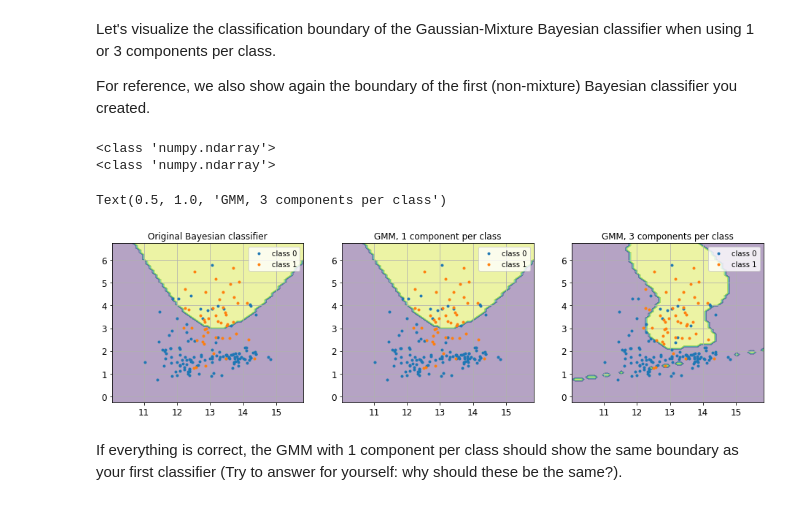
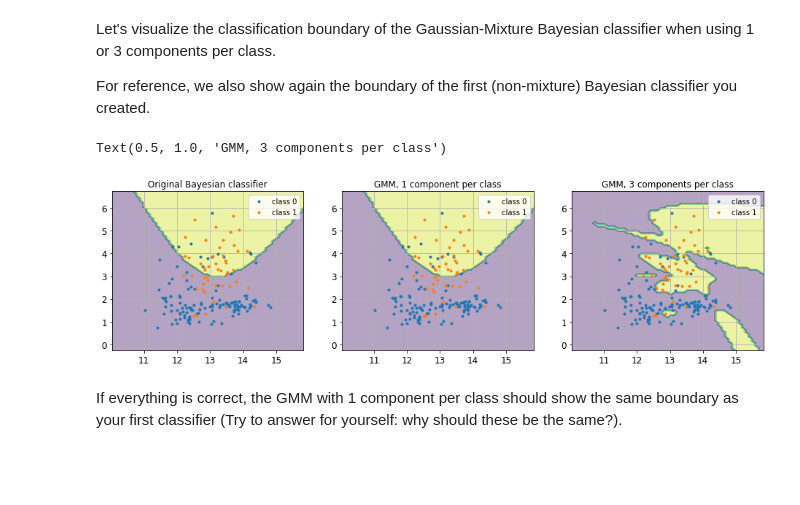
Before and after one commit to ShantanuShivankar/Machine_learning, a Jupyter notebook: RO47002_2020-2021_practicum3/practicum3/RO47002-week3-feature-spaces.ipynb, the cells around one changed output. Cells and saved outputs as stored; diff of their text form; code cells hidden in the pictures; blank space fills up the shorter version.

```diff
--- a/RO47002_2020-2021_practicum3/practicum3/RO47002-week3-feature-spaces.ipynb
+++ b/RO47002_2020-2021_practicum3/practicum3/RO47002-week3-feature-spaces.ipynb
@@ -1234,31 +1231,29 @@ For reference, we also show again the boundary of the first (non-mixture) Bayesi
 # %%
 bayes_gauss_clf = MyBayesClassifier()
 bayes_gauss_clf.fit(X, y)
 
 gmm1_clf = MyGmmClassifier(n_components=1)
 gmm1_clf.fit(X, y)
 
-gmm3_clf = MyGmmClassifier(n_components=3)
+gmm3_clf = MyGmmClassifier(n_components=7)
 gmm3_clf.fit(X, y)
 
 
 plt.figure(figsize=(16,4))
 plt.subplot(1,3,1)
 plot_feature_space_function(X, y, bayes_gauss_clf.predict)
 plt.title('Original Bayesian classifier')
 
 plt.subplot(1,3,2)
 plot_feature_space_function(X, y, gmm1_clf.predict)
 plt.title('GMM, 1 component per class')
 
 plt.subplot(1,3,3)
 plot_feature_space_function(X, y, gmm3_clf.predict)
 plt.title('GMM, 3 components per class')
 # %% [output]
-<class 'numpy.ndarray'>
-<class 'numpy.ndarray'>
+Text(0.5, 1.0, 'GMM, 3 components per class')
-Text(0.5, 1.0, 'GMM, 3 components per class')
-[figure, old version]
+[figure, new version]
 # %% [markdown]
 If everything is correct, the GMM with 1 component per class should show the same boundary as your first classifier (Try to answer for yourself: why should these be the same?).
 # %% [markdown]
```
Also changed, not shown: parts of 18 cells of this notebook.
